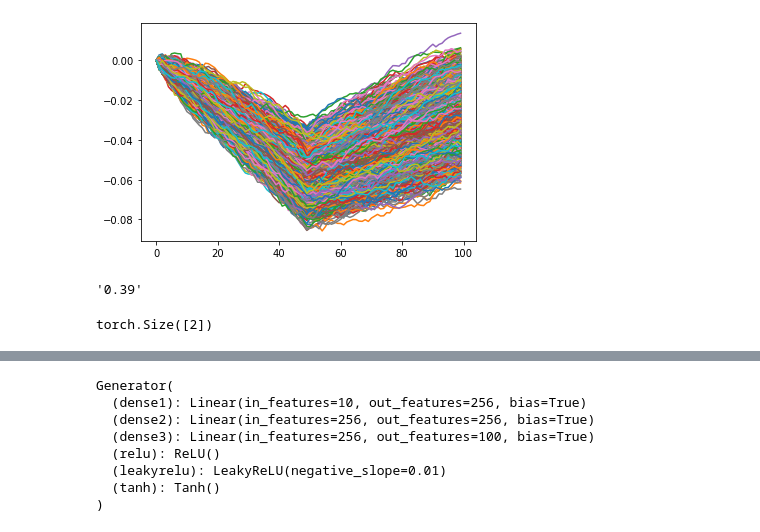
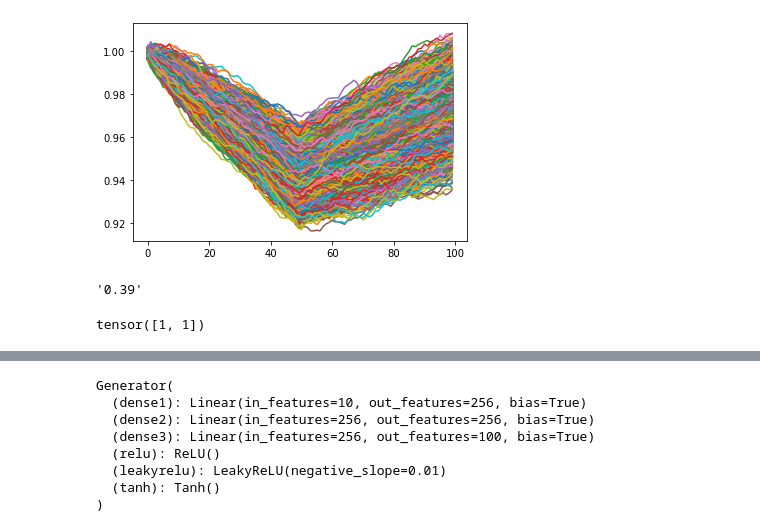
Before and after one commit to MaxGniluynehc/STAT906-Project, a Jupyter notebook: final_project_stat906.ipynb, the cells around one changed output, grey strips where cells are left out. Saved outputs shown, nothing was run; the diff lists cells and outputs as text; code cells hidden in the pictures.

```diff
--- a/final_project_stat906.ipynb
+++ b/final_project_stat906.ipynb
@@ -36,26 +36,26 @@ device = torch.device(dev)
 # %%
 from scipy.stats import norm
 def gen_toy_sample(x0,n):
     x0 = np.asarray(x0)
     N = norm.rvs(size=(n), scale=1e-3)
     u = np.concatenate((np.random.uniform(-1.5e-3,-8e-4,int(n/2)),np.random.uniform(4e-4,8e-4,int(n/2))))
     r = N+u
     out = np.empty(r.shape)
     np.cumsum(r, axis=-1, out=out)
     out += np.expand_dims(x0, axis=-1)
     return out
 toy_sample_n = 10000
 toy_sample = []
 for i in range(toy_sample_n):
     toy_sample.append(gen_toy_sample(1,100))
 toy_sample = np.array(toy_sample)
 
 toy_sample_price_scenarios = np.empty(toy_sample.shape)
 for i in range(toy_sample_n):
-    toy_sample_price_scenarios[i,:] = np.log(toy_sample[i,:]/toy_sample[i,0])
+    toy_sample_price_scenarios[i,:] = toy_sample[i,:] #np.log(toy_sample[i,:]/toy_sample[i,0])
     plt.plot(list(range(100)),toy_sample_price_scenarios[i,:])
 # %% [output]
-[figure, old version]
+[figure, new version]
 # %%
 toy_sample_tensor = torch.tensor(toy_sample_price_scenarios).cuda()
 dataloader = torch.utils.data.DataLoader(toy_sample_tensor, batch_size=batch_size,drop_last=True,shuffle=True)
@@ -77,9 +77,9 @@ data_df["Lo 30"].apply(lambda x:x.split()[-1] if type(x)==str else x)[0]
 #     break
 # len(dataset)
 # %%
-torch.ones_like(torch.tensor((2,1))).shape
+torch.ones_like(torch.tensor((2,1)))+0
 # %% [output]
-torch.Size([2])
+tensor([1, 1])
 # %%
 import torch.optim as optim
 from tqdm import tqdm
```
Also changed, not shown: parts of 9 cells of this notebook, 2 other files.
